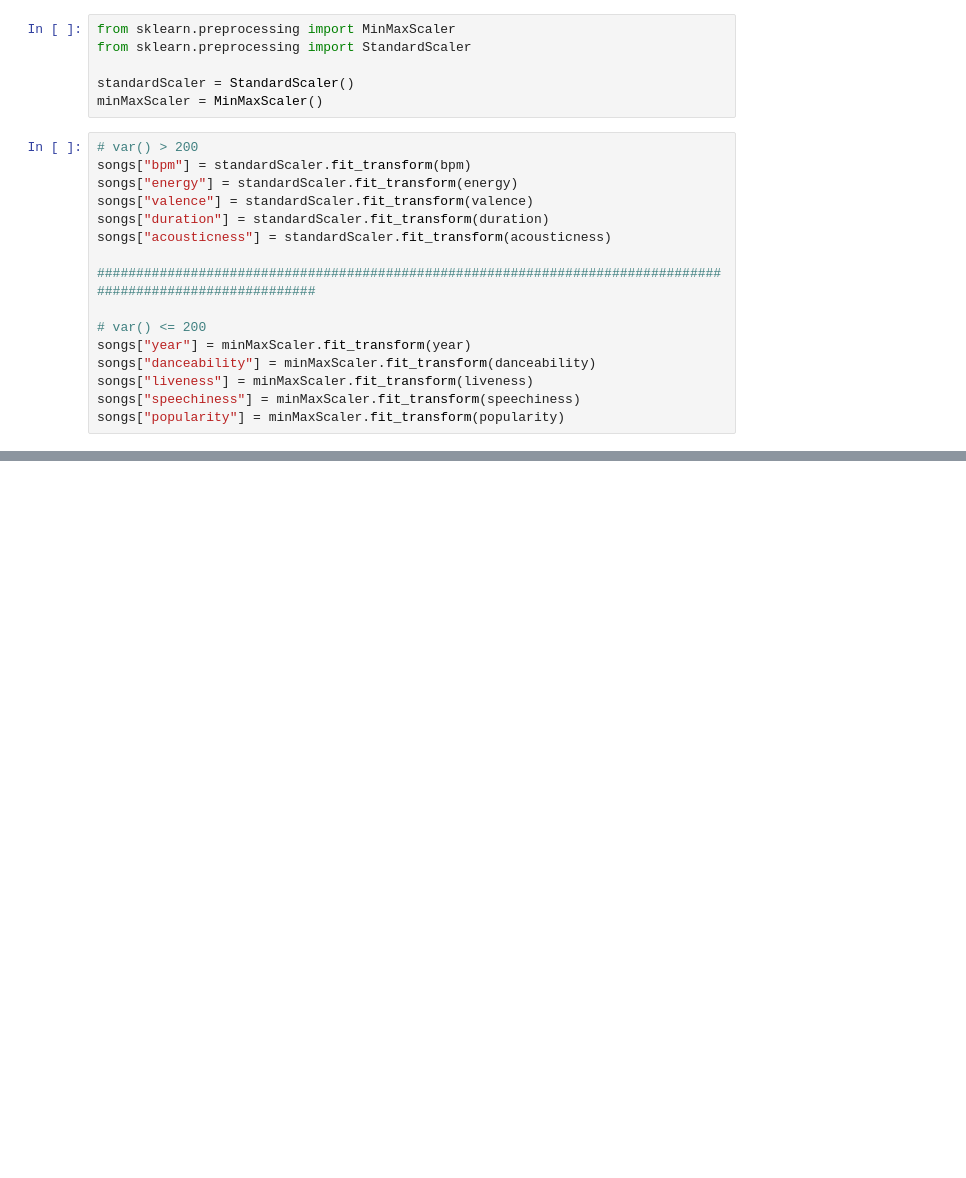
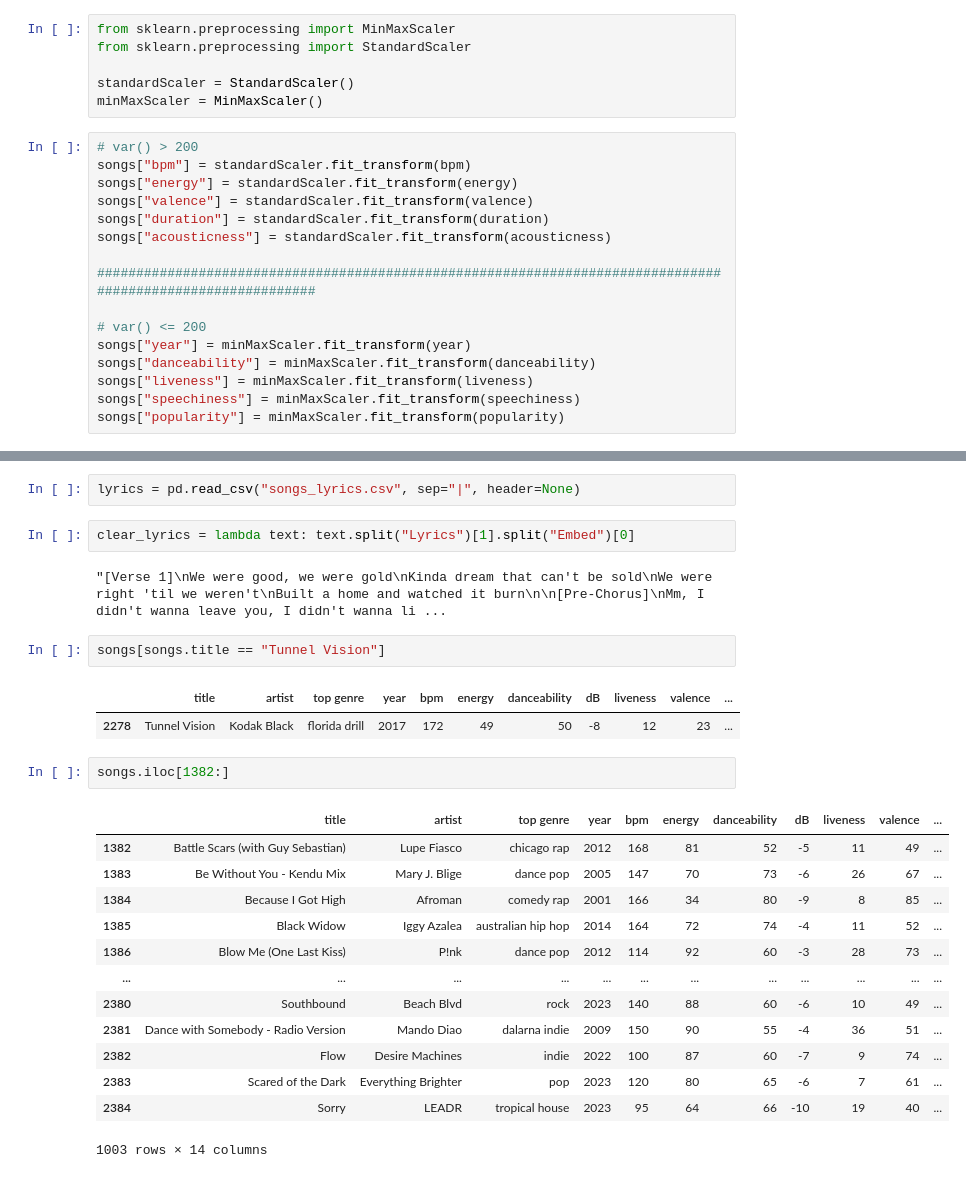
Before and after one commit to AndreaZavatta/Songs-Popularity-Prediction, a Jupyter notebook: songs-popularity-prediction.ipynb, the cells around one changed output, grey strips where cells are left out. Drawn from its saved outputs; the diff is of its cells as text; blank space fills up the shorter version.

```diff
--- a/songs-popularity-prediction.ipynb
+++ b/songs-popularity-prediction.ipynb
@@ -146 +190,28 @@ songs
 2385 rows × 14 columns
+# %%
+lyrics = pd.read_csv("songs_lyrics.csv", sep="|", header=None)
+# %%
+clear_lyrics = lambda text: text.split("Lyrics")[1].split("Embed")[0]
+# %% [output]
+"[Verse 1]\nWe were good, we were gold\nKinda dream that can't be sold\nWe were right 'til we weren't\nBuilt a home and watched it burn\n\n[Pre-Chorus]\nMm, I didn't wanna leave you, I didn't wanna li ...
+# %%
+songs[songs.title == "Tunnel Vision"]
+# %% [output]
+|  | title | artist | top genre | year | bpm | energy | danceability | dB | liveness | valence | ... |
+| 2278 | Tunnel Vision | Kodak Black | florida drill | 2017 | 172 | 49 | 50 | -8 | 12 | 23 | ... |
+# %%
+songs.iloc[1382:]
+# %% [output]
+|  | title | artist | top genre | year | bpm | energy | danceability | dB | liveness | valence | ... |
+| 1382 | Battle Scars (with Guy Sebastian) | Lupe Fiasco | chicago rap | 2012 | 168 | 81 | 52 | -5 | 11 | 49 | ... |
+| 1383 | Be Without You - Kendu Mix | Mary J. Blige | dance pop | 2005 | 147 | 70 | 73 | -6 | 26 | 67 | ... |
+| 1384 | Because I Got High | Afroman | comedy rap | 2001 | 166 | 34 | 80 | -9 | 8 | 85 | ... |
+| 1385 | Black Widow | Iggy Azalea | australian hip hop | 2014 | 164 | 72 | 74 | -4 | 11 | 52 | ... |
+| 1386 | Blow Me (One Last Kiss) | P!nk | dance pop | 2012 | 114 | 92 | 60 | -3 | 28 | 73 | ... |
+| ... | ... | ... | ... | ... | ... | ... | ... | ... | ... | ... | ... |
+| 2380 | Southbound | Beach Blvd | rock | 2023 | 140 | 88 | 60 | -6 | 10 | 49 | ... |
+| 2381 | Dance with Somebody - Radio Version | Mando Diao | dalarna indie | 2009 | 150 | 90 | 55 | -4 | 36 | 51 | ... |
+| 2382 | Flow | Desire Machines | indie | 2022 | 100 | 87 | 60 | -7 | 9 | 74 | ... |
+| 2383 | Scared of the Dark | Everything Brighter | pop | 2023 | 120 | 80 | 65 | -6 | 7 | 61 | ... |
+| 2384 | Sorry | LEADR | tropical house | 2023 | 95 | 64 | 66 | -10 | 19 | 40 | ... |
+1003 rows × 14 columns
```
Also changed, not shown: parts of 15 cells of this notebook.
